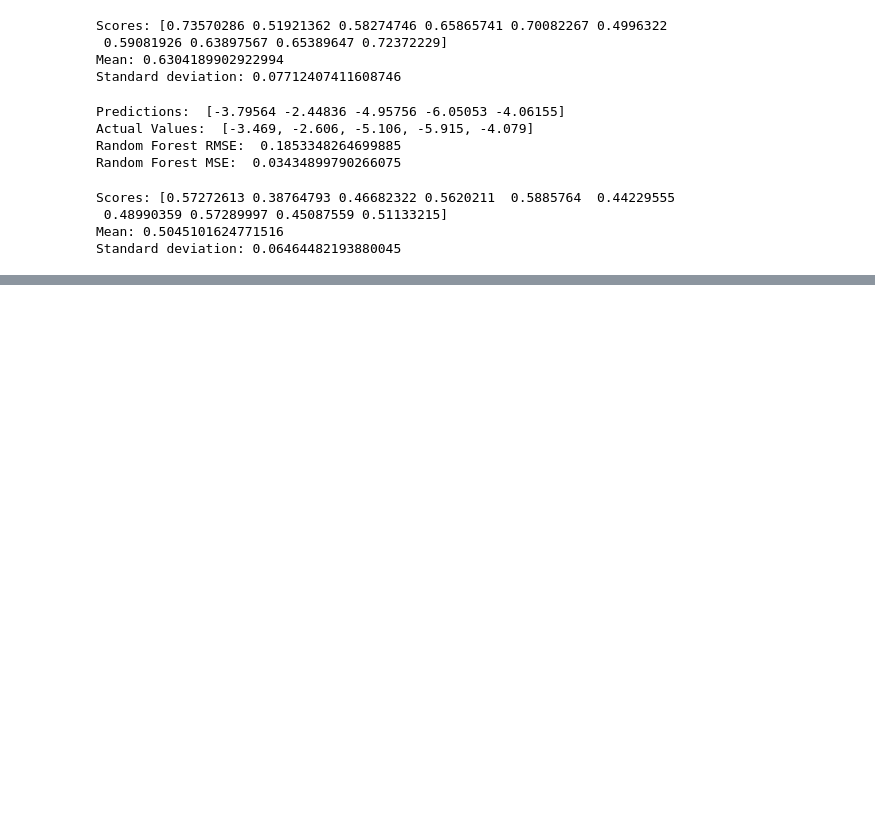
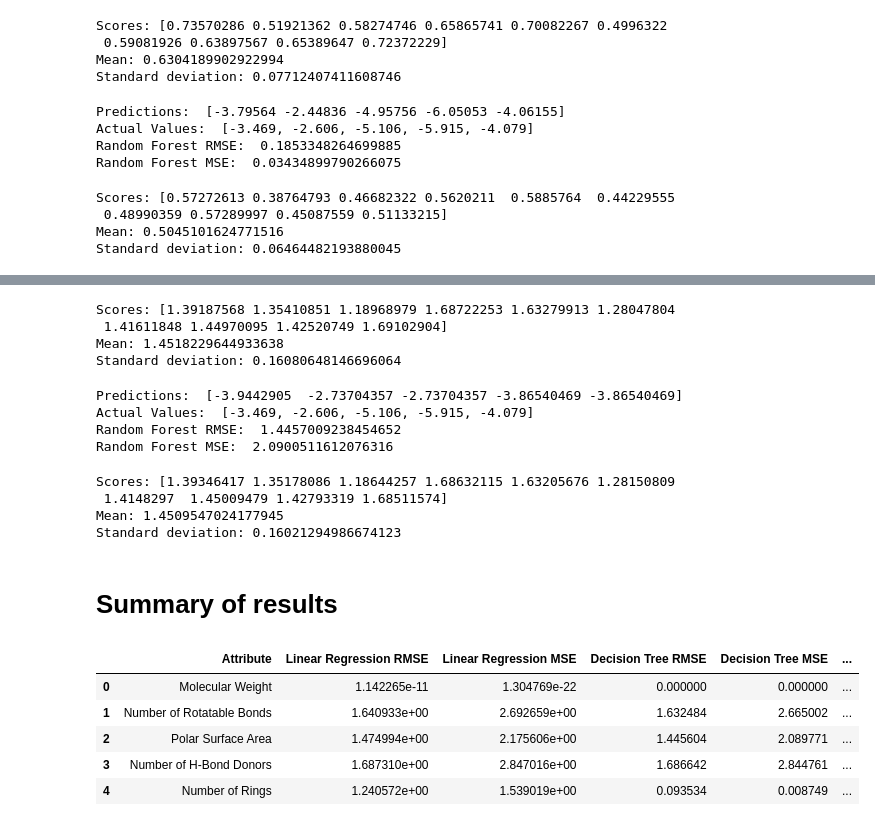
Before and after one commit to ac7407/Machine-Learning, a Jupyter notebook: Week2/HW2b-AndrewChou.ipynb, the cells around one changed output, grey strips where cells are left out. Cells and saved outputs as stored; diff of their text form; code cells hidden in the pictures; blank space fills up the shorter version.

```diff
--- a/Week2/HW2b-AndrewChou.ipynb
+++ b/Week2/HW2b-AndrewChou.ipynb
@@ -322,0 +704,69 @@ Namespaces are one honking great idea -- let's do more of those!
+# %%
+# cross-validate the model
+scores = cross_val_score(tree_reg_psa, delaney_prepared[:, 3:4], delaney_labels,
+                            scoring="neg_mean_squared_error", cv=10)
+tree_rmse_scores_psa = np.sqrt(-scores)
+
+display_scores(tree_rmse_scores_psa)
+# %% [output]
+Scores: [1.39187568 1.35410851 1.18968979 1.68722253 1.63279913 1.28047804
+ 1.41611848 1.44970095 1.42520749 1.69102904]
+Mean: 1.4518229644933638
+Standard deviation: 0.16080648146696064
+# %%
+# predict the ESOL predicted log solubility in mols per litre based on polar surface area with random forest
+# use min-max scaled data
+forest_reg_psa = RandomForestRegressor()
+forest_reg_psa.fit(delaney_prepared[:, 3:4], delaney_labels)
+
+# print predictions for the first 5 instances
+delaney_predictions = forest_reg_psa.predict(delaney_prepared[:, 3:4])
+print("Predictions: ", delaney_predictions[:5])
+
+# print actual values for the first 5 instances
+print("Actual Values: ", list(delaney_labels[:5]))
+
+# check the performance of the model on the training set
+delaney_predictions = forest_reg_psa.predict(delaney_prepared[:, 3:4])
+forest_mse_psa = mean_squared_error(delaney_labels, delaney_predictions)
+forest_rmse_psa = np.sqrt(forest_mse_psa)
+
+print("Random Forest RMSE: ", forest_rmse_psa)
+print("Random Forest MSE: ", forest_mse_psa)
+# %% [output]
+Predictions:  [-3.9442905  -2.73704357 -2.73704357 -3.86540469 -3.86540469]
+Actual Values:  [-3.469, -2.606, -5.106, -5.915, -4.079]
+Random Forest RMSE:  1.4457009238454652
+Random Forest MSE:  2.0900511612076316
+# %%
+# cross-validate the model
+scores = cross_val_score(forest_reg_psa, delaney_prepared[:, 3:4], delaney_labels,
+                            scoring="neg_mean_squared_error", cv=10)
+forest_rmse_scores_psa = np.sqrt(-scores)
+
+display_scores(forest_rmse_scores_psa)
+# %% [output]
+Scores: [1.39346417 1.35178086 1.18644257 1.68632115 1.63205676 1.28150809
+ 1.4148297  1.45009479 1.42793319 1.68511574]
+Mean: 1.4509547024177945
+Standard deviation: 0.16021294986674123
+# %% [markdown]
+# Summary of results
+# %%
+# summarize the results in a table for each attribute
+results = pd.DataFrame({'Attribute' : ['Molecular Weight', 'Number of Rotatable Bonds', 'Polar Surface Area', 'Number of H-Bond Donors', 'Number of Rings']
+                        , 'Linear Regression RMSE' : [lin_rmse, lin_rmse_rotbonds, lin_rmse_psa, lin_rmse_hbonds, lin_rmse_rings]
+                        , 'Linear Regression MSE' : [lin_mse, lin_mse_rotbonds, lin_mse_psa, lin_mse_hbonds, lin_mse_rings]
+                        , 'Decision Tree RMSE' : [tree_rmse, tree_rmse_rotbonds, tree_rmse_psa, tree_rmse_hbonds, tree_rmse_rings]
+                        , 'Decision Tree MSE' : [tree_mse, tree_mse_rotbonds, tree_mse_psa, tree_mse_hbonds, tree_mse_rings]
+                        , 'Random Forest RMSE' : [forest_rmse, forest_rmse_rotbonds, forest_rmse_psa, forest_rmse_hbonds, forest_rmse_rings]
+                        , 'Random Forest MSE' : [forest_mse, forest_mse_rotbonds, forest_mse_psa, forest_mse_hbonds, forest_mse_rings]})
+
+results
+# %% [output]
+|  | Attribute | Linear Regression RMSE | Linear Regression MSE | Decision Tree RMSE | Decision Tree MSE | ... |
+| 0 | Molecular Weight | 1.142265e-11 | 1.304769e-22 | 0.000000 | 0.000000 | ... |
+| 1 | Number of Rotatable Bonds | 1.640933e+00 | 2.692659e+00 | 1.632484 | 2.665002 | ... |
+| 2 | Polar Surface Area | 1.474994e+00 | 2.175606e+00 | 1.445604 | 2.089771 | ... |
+| 3 | Number of H-Bond Donors | 1.687310e+00 | 2.847016e+00 | 1.686642 | 2.844761 | ... |
+| 4 | Number of Rings | 1.240572e+00 | 1.539019e+00 | 0.093534 | 0.008749 | ... |
```
Also changed, not shown: parts of 31 cells of this notebook, 1 other file.
